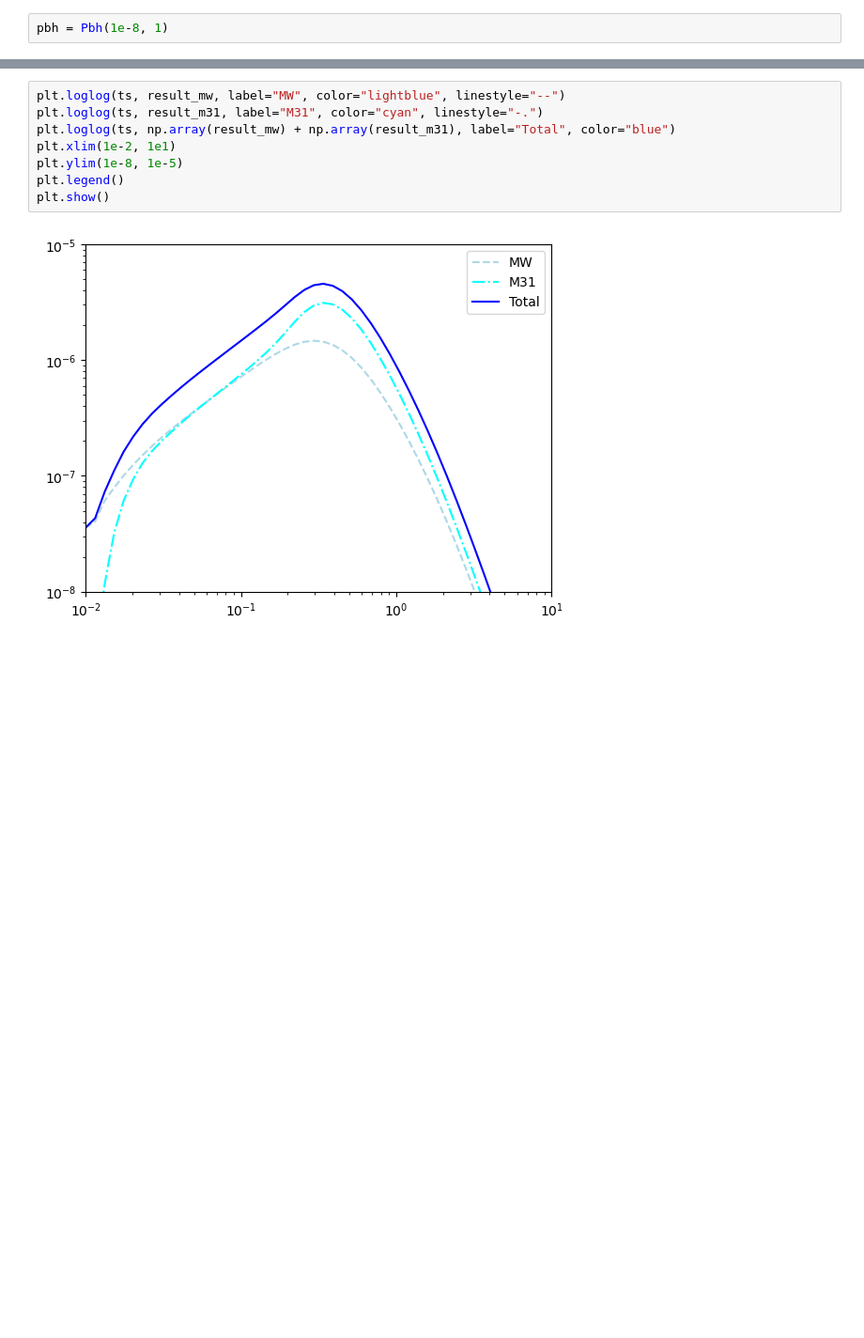
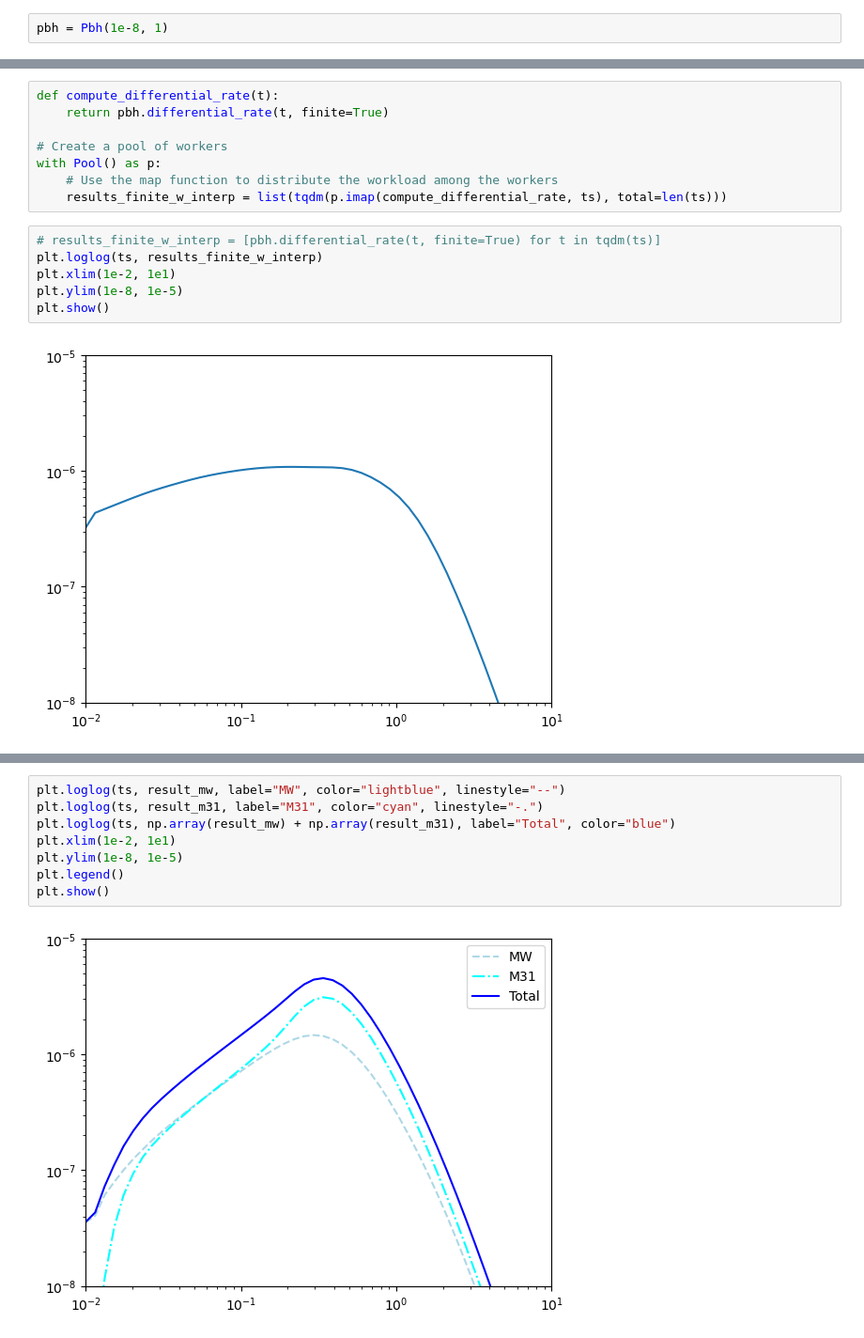
Before and after one commit to NolanSmyth/LensCalcPy, a Jupyter notebook: nbs/00_pbh.ipynb, the cells around one changed output, grey strips where cells are left out. Shown at 94% size. Cells and saved outputs as stored; diff of their text form; blank space fills up the shorter version.

```diff
--- a/nbs/00_pbh.ipynb
+++ b/nbs/00_pbh.ipynb
@@ -95,0 +167,16 @@ pbh = Pbh(1e-8, 1)
+# %%
+def compute_differential_rate(t):
+    return pbh.differential_rate(t, finite=True)
+
+# Create a pool of workers
+with Pool() as p:
+    # Use the map function to distribute the workload among the workers
+    results_finite_w_interp = list(tqdm(p.imap(compute_differential_rate, ts), total=len(ts)))
+# %%
+# results_finite_w_interp = [pbh.differential_rate(t, finite=True) for t in tqdm(ts)]
+plt.loglog(ts, results_finite_w_interp)
+plt.xlim(1e-2, 1e1)
+plt.ylim(1e-8, 1e-5)
+plt.show()
+# %% [output]
+[figure, added]
```
Also changed, not shown: parts of 7 cells of this notebook, 10 other files.
